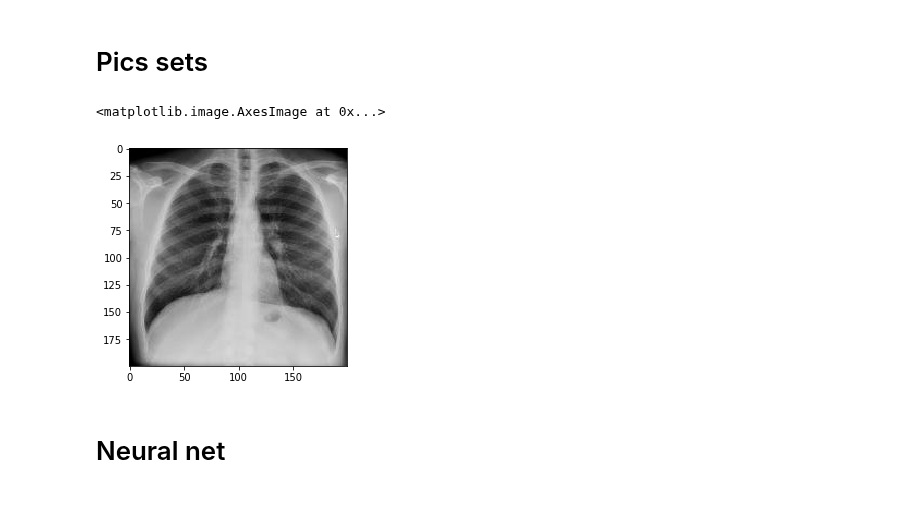
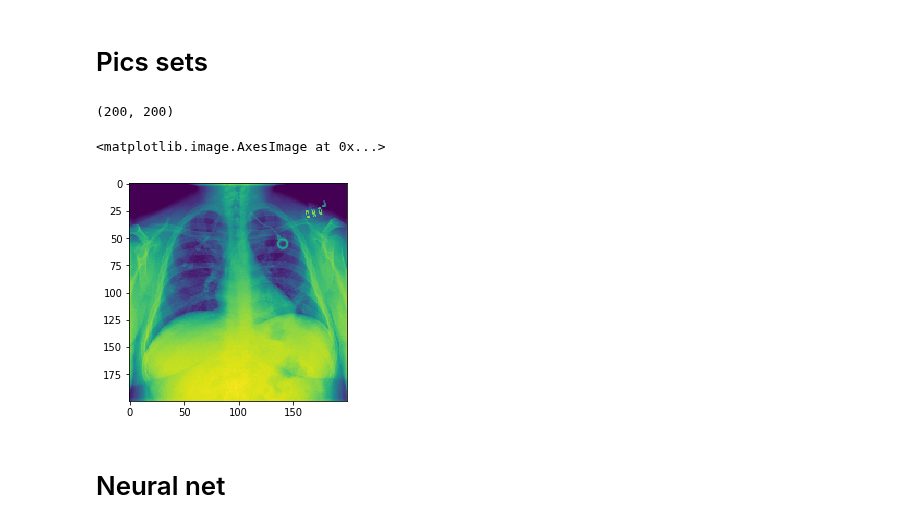
Before and after one commit to TsspGit/CodVid19_CIEMAT, a Jupyter notebook: First_Attempt.ipynb, the cells around one changed output. Drawn from its saved outputs; the diff is of its cells as text; code cells hidden in the pictures.

```diff
--- a/First_Attempt.ipynb
+++ b/First_Attempt.ipynb
@@ -61,12 +66,16 @@ for img in train_class['image_path'].values:
 # %%
 test_pics = []
 for img in test_class['image_path'].values:
-    test_pics.append(np.array(Image.open('data/test/' + img))[:, :, :3])
+    test_pics.append(np.array(Image.open('data/test/' + img))[:, :,2])
+# %%
+test_pics[104].shape
+# %% [output]
+(200, 200)
 # %%
-plt.imshow(train_pics[104])
+plt.imshow(test_pics[104])
 # %% [output]
 <matplotlib.image.AxesImage at 0x...>
-[figure, old version]
+[figure, new version]
 # %% [markdown]
 # Neural net
 # %%
```
Also changed, not shown: parts of 2 cells of this notebook, 6 other files.
